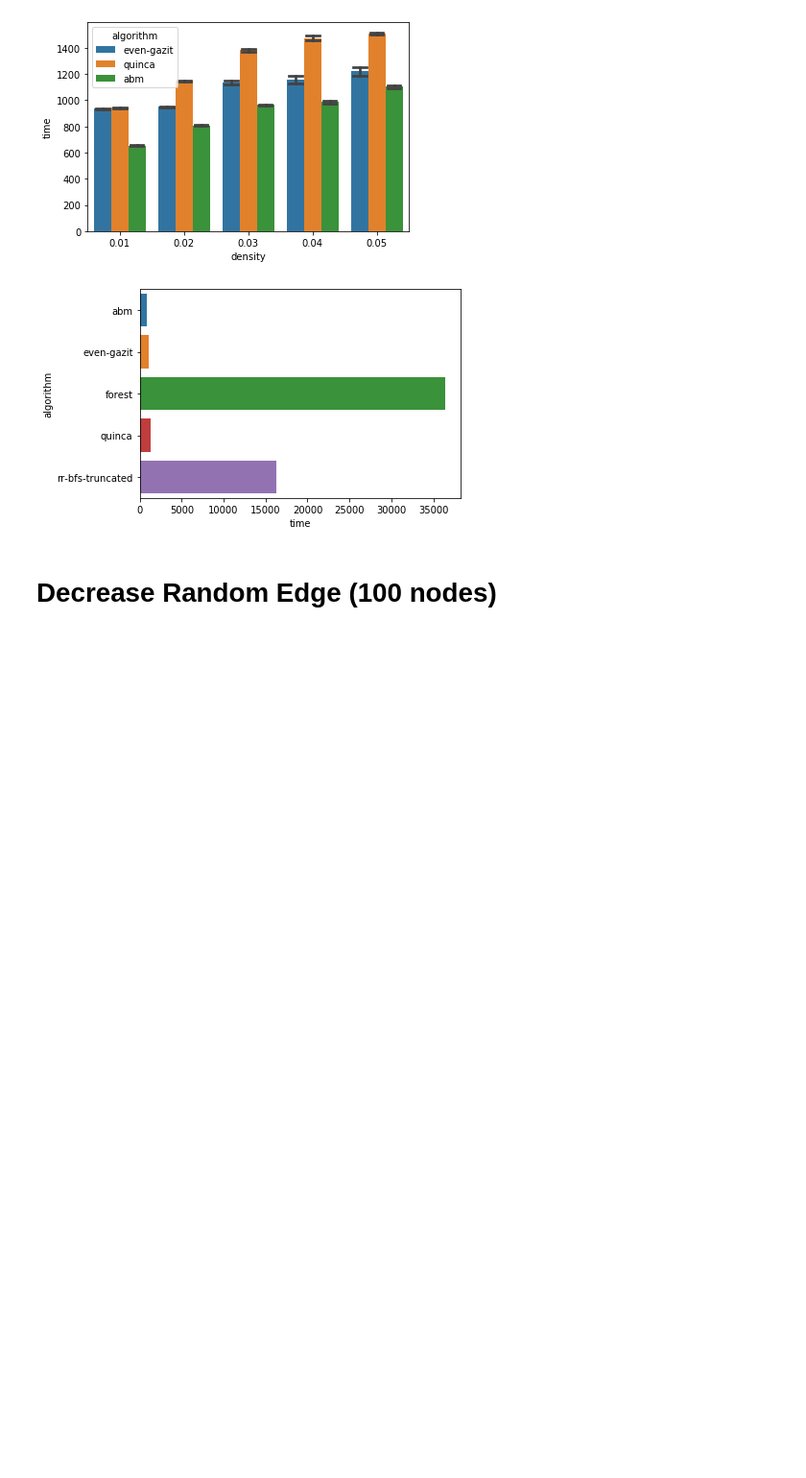
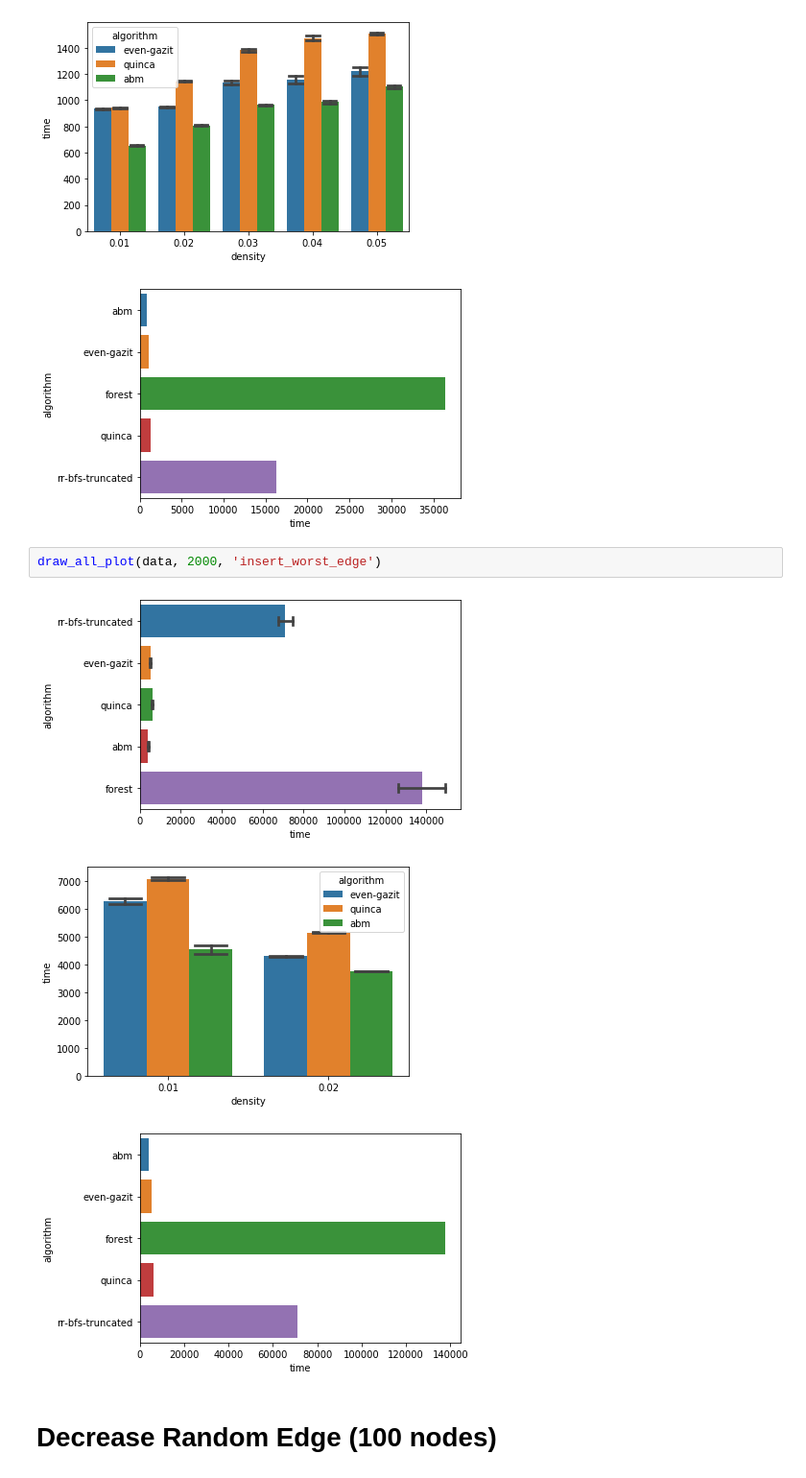
Before and after one commit to arturoverbel/graph_presentation, a Jupyter notebook: notebooks/Results_LAB-Automatic-From_CSV.ipynb, the cells around one changed output. Shown: that part at 96% size. Saved outputs shown, nothing was run; the diff lists cells and outputs as text; blank space fills up the shorter version.

```diff
--- a/notebooks/Results_LAB-Automatic-From_CSV.ipynb
+++ b/notebooks/Results_LAB-Automatic-From_CSV.ipynb
@@ -132,6 +132,12 @@ draw_all_plot(data, 1000, 'insert_worst_edge')
 [figure]
 [figure]
 [figure]
+# %%
+draw_all_plot(data, 2000, 'insert_worst_edge')
+# %% [output]
+[figure, added]
+[figure, added]
+[figure, added]
 # %% [markdown]
 # Decrease Random Edge (100 nodes)
 # %%
```
Also changed, not shown: parts of 4 cells of this notebook, 1 other file.
